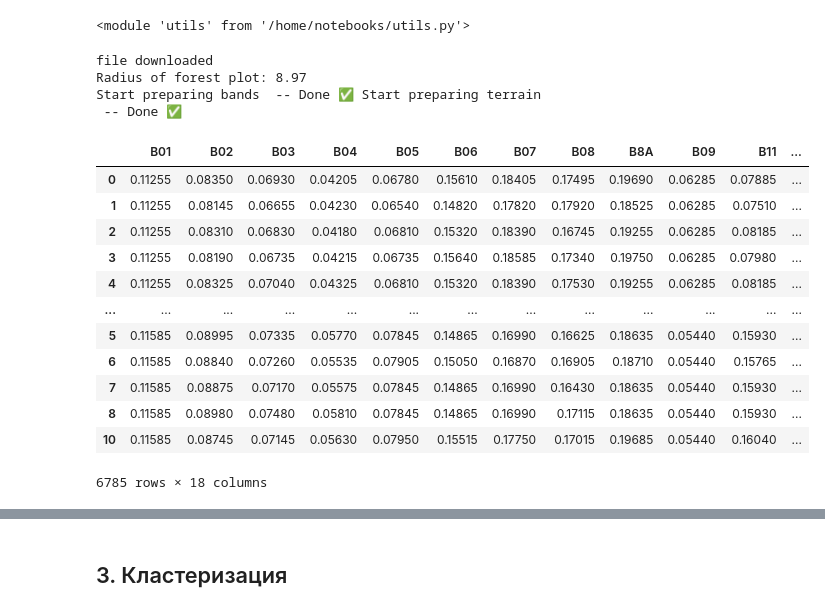
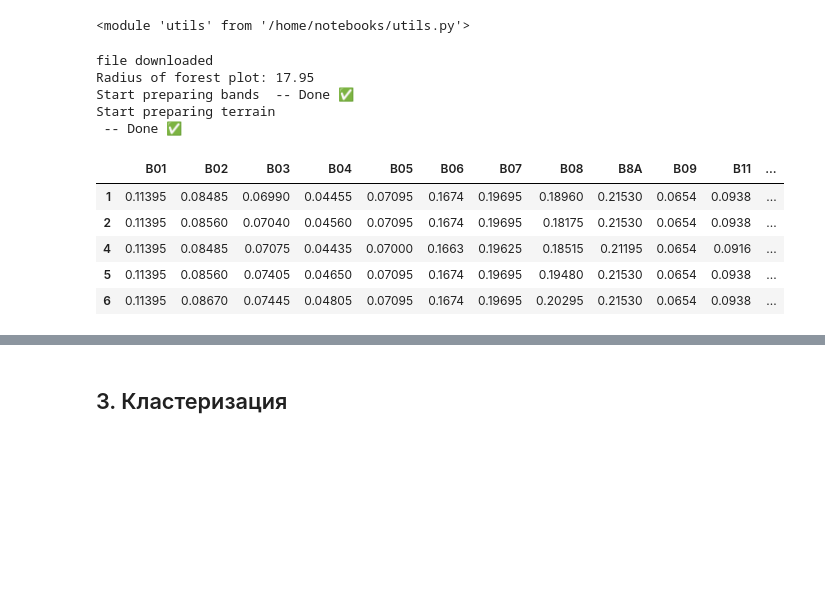
Before and after one commit to mishagrol/ForestMapping, a Jupyter notebook: notebooks/ForrestMapping.ipynb, the cells around one changed output, grey strips where cells are left out. Drawn from its saved outputs; the diff is of its cells as text; code cells hidden in the pictures; blank space fills up the shorter version.

```diff
--- a/notebooks/ForrestMapping.ipynb
+++ b/notebooks/ForrestMapping.ipynb
@@ -57,9 +87,12 @@ warnings.filterwarnings('ignore')
 # %%
 # dataset with ~280 points with threshold > 80 %
-small_dataset = "../shape_data/dataset_plots.geojson"
+# small_dataset = "../shape_data/dataset_plots.geojson"
 # full dataset with ~800
-full_dataset = "../shape_data/full_dataset.geojson"
+full_dataset = "../shape_data/forest.geojson"
 gdf = gpd.read_file(full_dataset)
+non_forest=gpd.read_file('../shape_data/non_forest.geojson')
+
+# threshold=80 -> Percent of main forest type for inventory plot
+gdf = get_dataset(gdf=gdf, non_forest=non_forest, threshold=50)
 gdf = gdf.reset_index(drop=True)
 gdf.loc[:, 'key'] = gdf.index
-gdf.columns
@@ -79,9 +98,0 @@ Index(['Plot_ID', 'xc', 'yc', 'Plot_ID_1', 'HDOM_check', 'HGW_check', 'HGW',
-# %%
-# dataset with ~280 points with threshold > 80 %
-small_dataset = "../shape_data/dataset_plots.geojson"
-# full dataset with ~800
-full_dataset = "../shape_data/full_dataset.geojson"
-gdf = gpd.read_file(small_dataset)
-gdf = gdf.reset_index(drop=True)
-gdf.loc[:, 'key'] = gdf.index
-gdf.columns
@@ -102,28 +109,23 @@ dataset = utils.Dataset()
 dataset.download_dataset()
 
 gdf=dataset.procces_gdf(gdf)
-bands, terrain = dataset.get_dataset(gdf=gdf, scale=1.0)
+bands, terrain = dataset.get_dataset(gdf=gdf, scale=2.0)
 # %% [output]
 file downloaded
-Radius of forest plot: 8.97
-Start preparing bands  -- Done ✅ Start preparing terrain
+Radius of forest plot: 17.95
+Start preparing bands  -- Done ✅
+Start preparing terrain
  -- Done ✅
 # %%
-bands
+# S2 L2A bands and SVI
+bands.head()
 # %% [output]
 |  | B01 | B02 | B03 | B04 | B05 | B06 | B07 | B08 | B8A | B09 | B11 | ... |
-| 0 | 0.11255 | 0.08350 | 0.06930 | 0.04205 | 0.06780 | 0.15610 | 0.18405 | 0.17495 | 0.19690 | 0.06285 | 0.07885 | ... |
-| 1 | 0.11255 | 0.08145 | 0.06655 | 0.04230 | 0.06540 | 0.14820 | 0.17820 | 0.17920 | 0.18525 | 0.06285 | 0.07510 | ... |
-| 2 | 0.11255 | 0.08310 | 0.06830 | 0.04180 | 0.06810 | 0.15320 | 0.18390 | 0.16745 | 0.19255 | 0.06285 | 0.08185 | ... |
-| 3 | 0.11255 | 0.08190 | 0.06735 | 0.04215 | 0.06735 | 0.15640 | 0.18585 | 0.17340 | 0.19750 | 0.06285 | 0.07980 | ... |
-| 4 | 0.11255 | 0.08325 | 0.07040 | 0.04325 | 0.06810 | 0.15320 | 0.18390 | 0.17530 | 0.19255 | 0.06285 | 0.08185 | ... |
-| ... | ... | ... | ... | ... | ... | ... | ... | ... | ... | ... | ... | ... |
-| 5 | 0.11585 | 0.08995 | 0.07335 | 0.05770 | 0.07845 | 0.14865 | 0.16990 | 0.16625 | 0.18635 | 0.05440 | 0.15930 | ... |
-| 6 | 0.11585 | 0.08840 | 0.07260 | 0.05535 | 0.07905 | 0.15050 | 0.16870 | 0.16905 | 0.18710 | 0.05440 | 0.15765 | ... |
-| 7 | 0.11585 | 0.08875 | 0.07170 | 0.05575 | 0.07845 | 0.14865 | 0.16990 | 0.16430 | 0.18635 | 0.05440 | 0.15930 | ... |
-| 8 | 0.11585 | 0.08980 | 0.07480 | 0.05810 | 0.07845 | 0.14865 | 0.16990 | 0.17115 | 0.18635 | 0.05440 | 0.15930 | ... |
-| 10 | 0.11585 | 0.08745 | 0.07145 | 0.05630 | 0.07950 | 0.15515 | 0.17750 | 0.17015 | 0.19685 | 0.05440 | 0.16040 | ... |
+| 1 | 0.11395 | 0.08485 | 0.06990 | 0.04455 | 0.07095 | 0.1674 | 0.19695 | 0.18960 | 0.21530 | 0.0654 | 0.0938 | ... |
+| 2 | 0.11395 | 0.08560 | 0.07040 | 0.04560 | 0.07095 | 0.1674 | 0.19695 | 0.18175 | 0.21530 | 0.0654 | 0.0938 | ... |
+| 4 | 0.11395 | 0.08485 | 0.07075 | 0.04435 | 0.07000 | 0.1663 | 0.19625 | 0.18515 | 0.21195 | 0.0654 | 0.0916 | ... |
+| 5 | 0.11395 | 0.08560 | 0.07405 | 0.04650 | 0.07095 | 0.1674 | 0.19695 | 0.19480 | 0.21530 | 0.0654 | 0.0938 | ... |
+| 6 | 0.11395 | 0.08670 | 0.07445 | 0.04805 | 0.07095 | 0.1674 | 0.19695 | 0.20295 | 0.21530 | 0.0654 | 0.0938 | ... |
-6785 rows × 18 columns
 # %%
 # Fill diagonal and upper half with NaNs
 corr = bands.corr()
```
Also changed, not shown: parts of 20 cells of this notebook, 4 other files.
